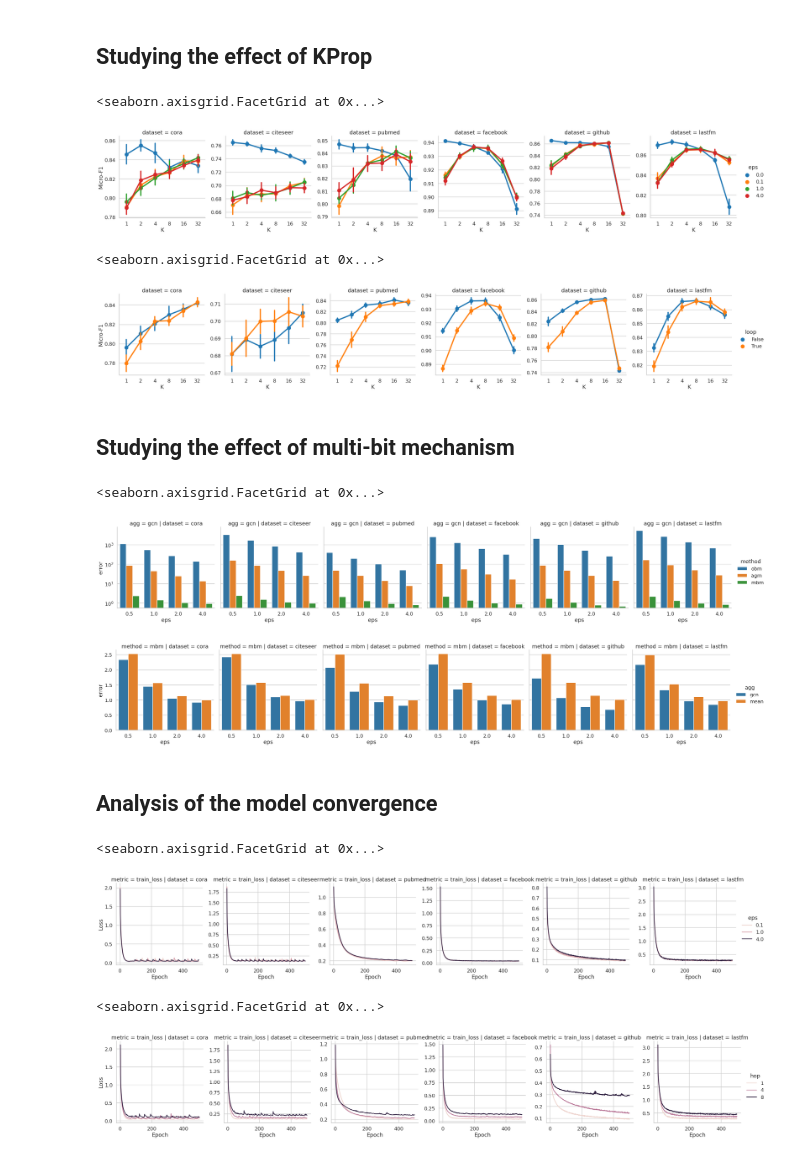
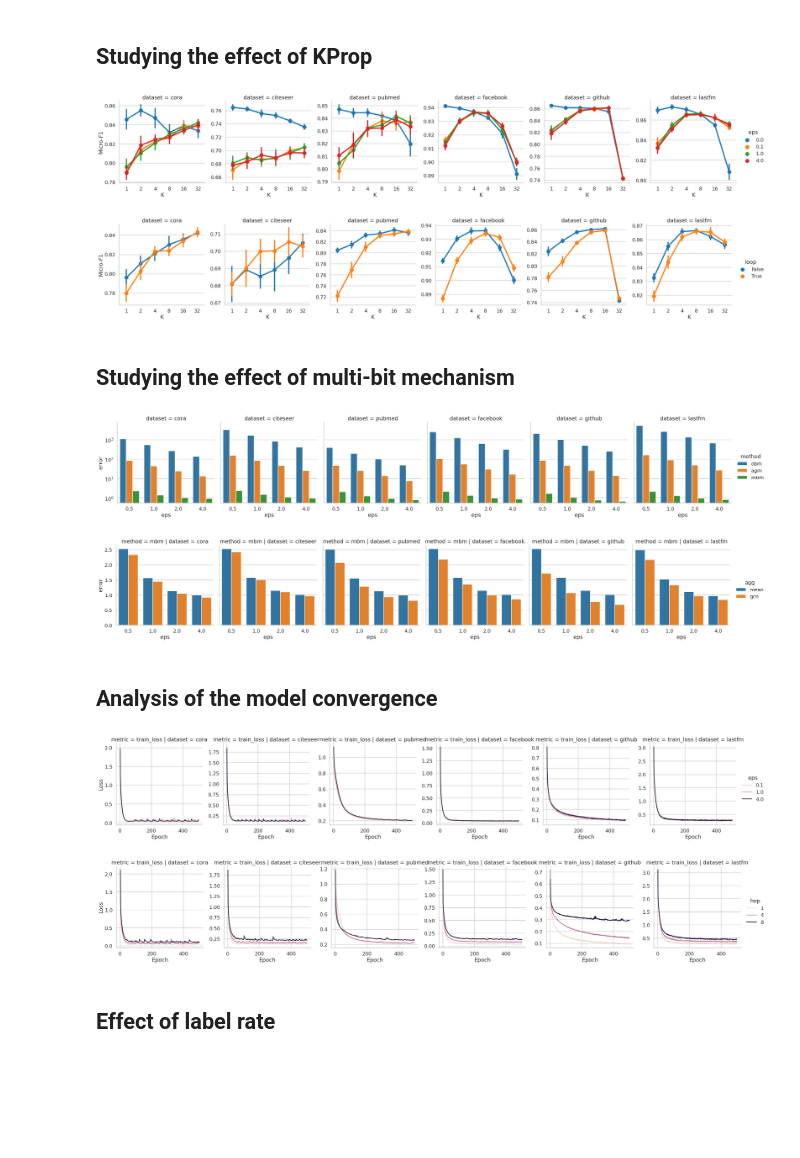
Before and after one commit to sisaman/LPGNN, a Jupyter notebook: results.ipynb, the cells around one changed output. Cells and saved outputs as stored; diff of their text form; code cells hidden in the pictures; blank space fills up the shorter version.

```diff
--- a/results.ipynb
+++ b/results.ipynb
@@ -15,18 +15,18 @@ pd.set_option('display.width', 2000)
 # %% [markdown]
 ## Helper Functions
 # %%
-def read_tensorboard_logs(path, tasks, datasets, methods, epsilons, hops, aggs, loops, metrics=None):
-    non_priv_methods = {'raw', 'rnd'} & set(methods)
-    priv_methods = set(methods) - non_priv_methods
-    configs = list(product(tasks, datasets, non_priv_methods, [0.0], hops, aggs, loops))
-    configs += list(product(tasks, datasets, priv_methods, epsilons, hops, aggs, loops))
+def read_tensorboard_logs(path, tasks, datasets, label_rates, methods, epsilons, hops, aggs, loops, metrics=None):
+    non_priv_methods = [method for method in ['raw', 'rnd'] if method in methods]
+    priv_methods = [method for method in methods if method not in non_priv_methods]
+    configs = list(product(tasks, datasets, label_rates, non_priv_methods, [0.0], hops, aggs, loops))
+    configs += list(product(tasks, datasets, label_rates, priv_methods, epsilons, hops, aggs, loops))
 
     data = []
-    for task, dataset, method, eps, k, agg, loop in tqdm(configs):
+    for task, dataset, label_rate, method, eps, k, agg, loop in tqdm(configs):
         experiment_dir = os.path.join(
             path,
             f'task:{task}',
-            f'dataset:{dataset}',
+            f'dataset:{dataset}({label_rate})',
             f'method:{method}',
             f'eps:{eps}',
             f'step:{k}',
@@ -51,19 +51,19 @@ def read_tensorboard_logs(path, tasks, datasets, methods, epsilons, hops, aggs,
                     scalars = event_acc.Scalars(metric)
                     for item in scalars:
                         data.append([
-                            task, dataset, method, eps, k, agg, loop,
+                            task, dataset, label_rate, method, eps, k, agg, loop,
                             version, metric, item.step, item.value
                         ])
 
     df = pd.DataFrame(data, columns=[
-        'task', 'dataset', 'method', 'eps', 'hop', 'agg', 'loop', 'version', 'metric', 'step', 'value'
+        'task', 'dataset', 'labelrate', 'method', 'eps', 'hop', 'agg', 'loop', 'version', 'metric', 'step', 'value'
     ])
     return df
 
 
 def read_csv_logs(path, tasks, datasets, methods, epsilons, aggs, metrics=None):
-    non_priv_methods = {'raw', 'rnd'} & set(methods)
-    priv_methods = set(methods) - non_priv_methods
+    non_priv_methods = [method for method in ['raw', 'rnd'] if method in methods]
+    priv_methods = [method for method in methods if method not in non_priv_methods]
     configs = list(product(tasks, datasets, non_priv_methods, [0.0], aggs))
     configs += list(product(tasks, datasets, priv_methods, epsilons, aggs))
 
@@ -122,10 +122,17 @@ def export_figure(path, df, x, y, hue, row, col, group, error=None):
     )
 
 
-def latex_output(df_results, top_method, colored_method, color, size):
+def latex_output(df_results, top_method, colored_method=None, color=None, size=None):
+    if size is not None:
+        df_results = df_results.applymap(lambda x: f'{{{size} {x}}}')
+
+    if color is not None:
+        df_results.loc[pd.IndexSlice[:, 'DPGNN'], :] = df_results.loc[pd.IndexSlice[:, 'DPGNN'], :].applymap(
+            lambda x: f'\textcolor{{{color}}}{{{x}}}'
+        )
 
     # print latex code
-    cols = data.shape[1] + 2
+    cols = df_results.shape[1] + 2
     latex = df_results.to_latex(escape=False)
     for line in latex.splitlines():
         if line.find(top_method + ' ') == -1:
@@ -264,9 +272,8 @@ ax = sns.catplot(
 ax.set_ylabels('Micro-F1')
 ax.set_xlabels('K')
 
-export_figure(path='figures', df=data, x='hop', y='value', hue='method', row='agg', col='dataset', group='task')
+export_figure(path='figures', df=data, x='hop', y='value', hue='eps', row='agg', col='dataset', group='task')
 # %% [output]
-<seaborn.axisgrid.FacetGrid at 0x...>
 [figure]
 # %%
 epsilons = [1.0]
@@ -292,9 +300,8 @@ ax = sns.catplot(
 ax.set_ylabels('Micro-F1')
 ax.set_xlabels('K')
 
-# export_figure(path='figures', df=data, x='hop', y='value', hue='method', row='agg', col='dataset', group='task')
+export_figure(path='figures', df=data, x='hop', y='value', hue='loop', row='agg', col='dataset', group='task')
 # %% [output]
-<seaborn.axisgrid.FacetGrid at 0x...>
 [figure]
 # %% [markdown]
 ## Studying the effect of multi-bit mechanism
@@ -301,17 +317,32 @@ ax.set_xlabels('K')
+# %%
+ax = sns.catplot(
+    kind='bar', data=df_error, x='eps', y='error', hue='method', col='dataset', ci=None, sharey=True
+)
+ax.set(yscale='log')
+
+export_figure(
+    path='figures', df=df_error, x='eps', y='error', hue='method',
+    col='dataset', row='agg', error='std', group='task'
+)
+# %% [output]
+[figure, added]
 # %%
 df_error = read_csv_logs(
     path='results/',
     tasks=['eps'],
     datasets=available_datasets(),
-    methods=['mbm', 'agm', 'obm'],
+    methods=['mbm'],
     epsilons=[0.5, 1.0, 2.0, 4.0],
-    aggs=['gcn'],
+    aggs=['mean', 'gcn'],
 )
 # %%
 ax = sns.catplot(
-    data=df_error, kind='bar', x='eps', y='error', hue='method', col='dataset', row='agg', ci=None, sharey=True
+    kind='bar', data=df_error, x='eps', y='error', hue='agg', col='dataset', row='method', ci=None, sharey=True
 )
-ax.set(yscale='log')
+
+export_figure(
+    path='figures', df=df_error, x='eps', y='error', hue='agg',
+    col='dataset', row='method', error='std', group='task'
+)
 # %% [output]
-<seaborn.axisgrid.FacetGrid at 0x...>
-[figure, old version]
+[figure, new version]
@@ -327,9 +349,3 @@ df_error = read_csv_logs(
-# %%
-ax = sns.catplot(
-    data=df_error, kind='bar', x='eps', y='error', hue='agg', col='dataset', row='method', ci=None, sharey=True
-)
-# %% [output]
-[figure, removed]
 # %% [markdown]
 ## Analysis of the model convergence
 # %%
@@ -352,9 +368,8 @@ ax = sns.relplot(
 ax.set_ylabels('Loss')
 ax.set_xlabels('Epoch')
 
-# export_figure(path='figures', df=data, x='step', y='value', hue='eps', row='metric', col='dataset', group='task')
+export_figure(path='figures', df=data, x='step', y='value', hue='eps', row='metric', col='dataset', group='task')
 # %% [output]
-<seaborn.axisgrid.FacetGrid at 0x...>
 [figure]
 # %%
 data = read_tensorboard_logs(
@@ -376,7 +391,8 @@ ax = sns.relplot(
 ax.set_ylabels('Loss')
 ax.set_xlabels('Epoch')
 
-# export_figure(path='figures', df=data, x='step', y='value', hue='hop', row='metric', col='dataset', group='task')
+export_figure(path='figures', df=data, x='step', y='value', hue='hop', row='metric', col='dataset', group='task')
 # %% [output]
-<seaborn.axisgrid.FacetGrid at 0x...>
 [figure]
+# %% [markdown]
+## Effect of label rate
```
Also changed, not shown: parts of 9 cells of this notebook.
